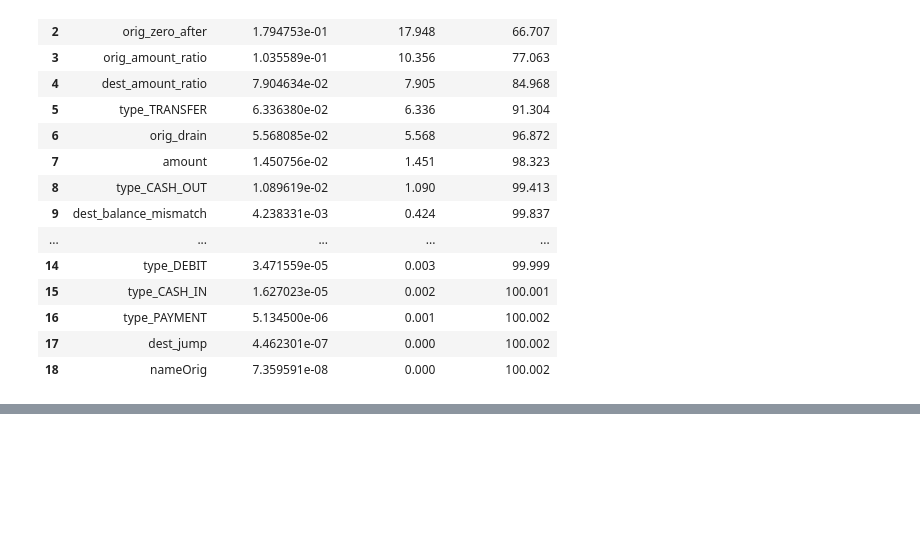
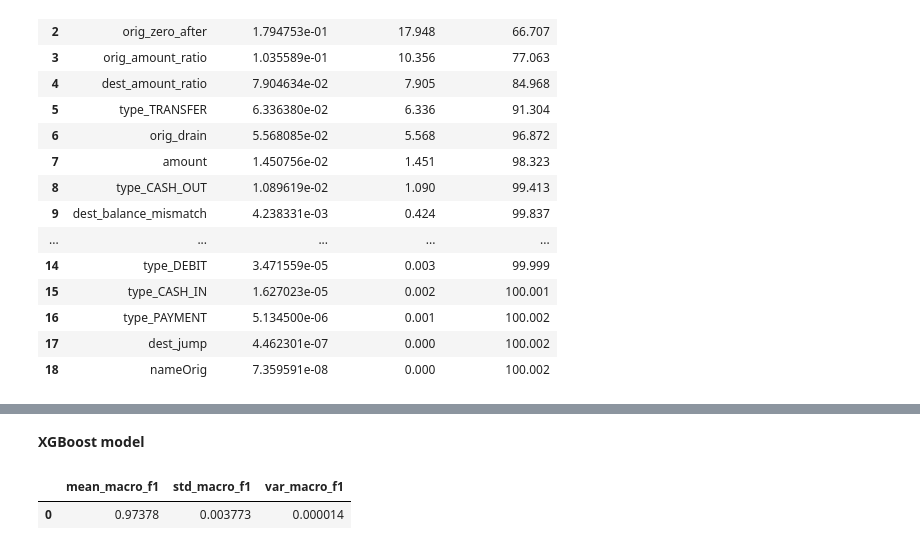
Before and after one commit to dykkyongdo/HackML-AG, a Jupyter notebook: additional.ipynb, the cells around one changed output, grey strips where cells are left out. Cells and saved outputs as stored; diff of their text form; code cells hidden in the pictures; blank space fills up the shorter version.

```diff
--- a/additional.ipynb
+++ b/additional.ipynb
@@ -145,0 +156,8 @@ df_test = remove_weak_features(df_test, WEAK_FEATURES_TO_REMOVE)
+# %% [markdown]
+**XGBoost model**
+# %%
+xgb_metrics = default_xgboost_cv_f1_score(df_train)
+xgb_metrics
+# %% [output]
+|  | mean_macro_f1 | std_macro_f1 | var_macro_f1 |
+| 0 | 0.97378 | 0.003773 | 0.000014 |
```
Also changed, not shown: parts of 8 cells of this notebook, 2 other files.
